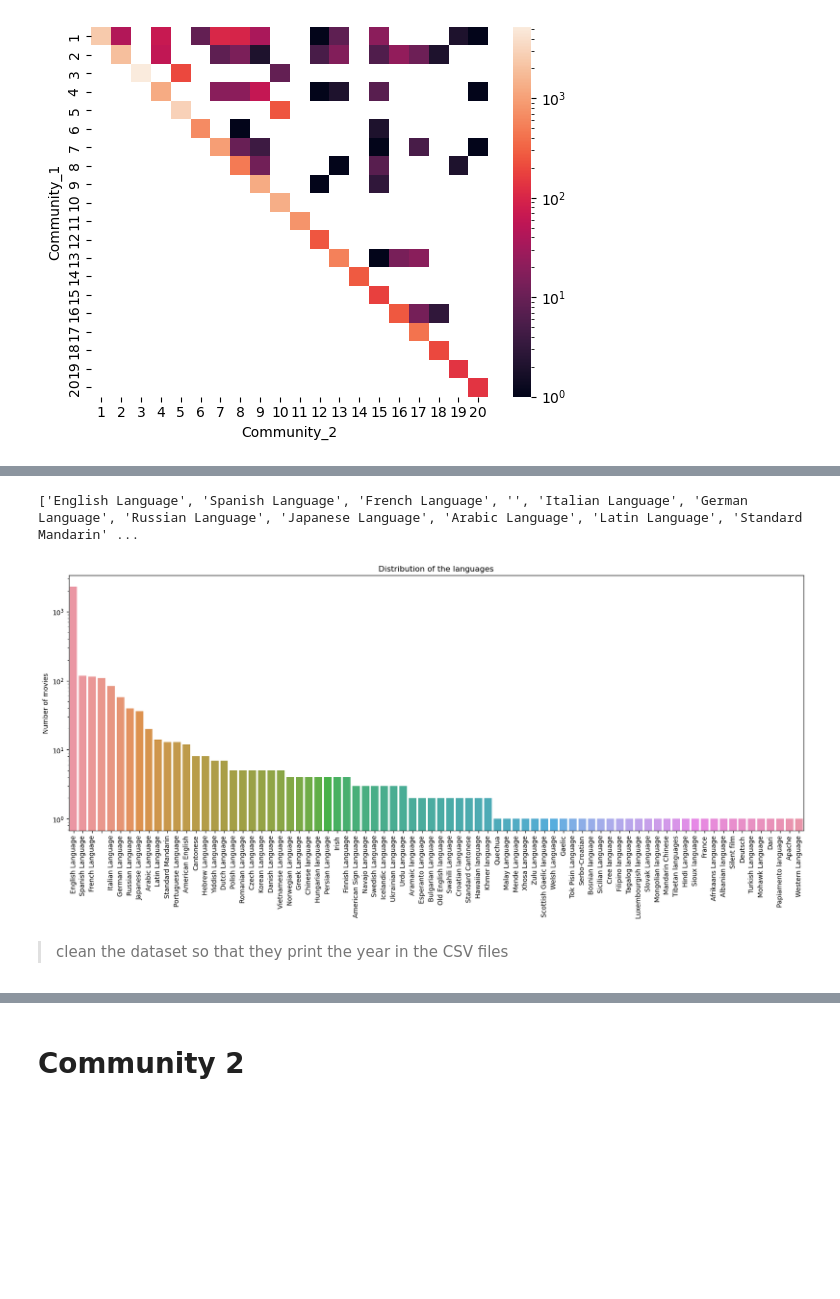
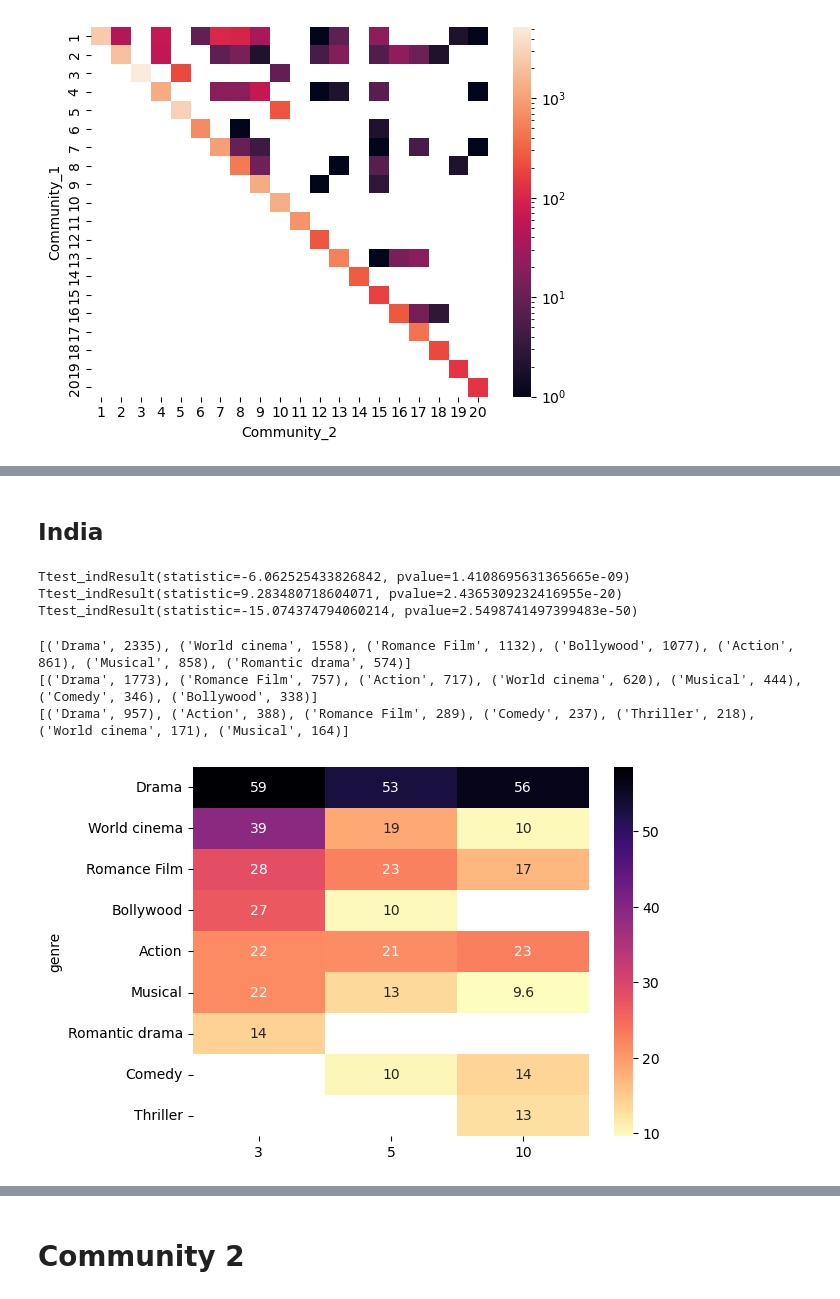
Before and after one commit to epfl-ada/ada-2022-project-addaxx, a Jupyter notebook: exploration.ipynb, the cells around one changed output, grey strips where cells are left out. Saved outputs shown, nothing was run; the diff lists cells and outputs as text; code cells hidden in the pictures; blank space fills up the shorter version.

```diff
--- a/exploration.ipynb
+++ b/exploration.ipynb
@@ -141,0 +100,10 @@ datamov11
+# %%
+character_metadata = pd.read_csv(
+    'MovieSummaries/character.metadata.tsv', sep='\t', header=None)
+character_metadata.columns = ['Wikipedia_movie_ID', 'Freebase_movie_ID', 'Movie_release_date', 'Character_name', 'Actor_date_of_birth', 'actor_gender',
+                              'Actor_height_(in_meters)', 'Actor_ethnicity', 'Actor_name', 'Actor_age_at_movie_release', 'Freebase_character/actor_map_ID', 'Freebase_character_ID', 'Freebase_actor_ID']
+# %%
+character_metadata.drop_duplicates(subset=['Freebase_actor_ID'],inplace=True)
+data_actors = data_actors.merge(character_metadata,left_on='Freebase_actor_ID',right_on='Freebase_actor_ID')
+data_actors.drop(['Actor_ethnicity','Freebase_character/actor_map_ID','Freebase_character_ID','Actor_height_(in_meters)',
+                    'Character_name','Actor_age_at_movie_release','Wikipedia_movie_ID','Freebase_movie_ID','Movie_release_date'],axis = 1 ,inplace = True)
@@ -141,0 +112,4 @@ datamov11
+# %%
+nb_actors_20 = []
+for com in range(1,21):
+    nb_actors_20.append(len(data_actors[(data_actors['Community'] == com)]))
@@ -588,16 +251,2 @@ Counter({1: 1976, 2: 308, 3: 92, 0: 33, 4: 22, 5: 8, 6: 4, 11: 1, 8: 1, 13: 1, 7
-# %%
-print([x for x, y in Counter([x for y in data_mov1['Movie_languages'].values for x in y]).most_common()])
-
-plt.figure(figsize=(20,7))
-plt.title('Distribution of the languages')
-plt.ylabel('Number of movies')
-plt.yscale('log')
-sns.barplot(x=[x for x, y in Counter([x for y in data_mov1['Movie_languages'].values for x in y]).most_common()], y=[
-            y for x, y in Counter([x for y in data_mov1['Movie_languages'].values for x in y]).most_common()])
-plt.xticks(rotation=90)
-plt.show()
-# %% [output]
-['English Language', 'Spanish Language', 'French Language', '', 'Italian Language', 'German Language', 'Russian Language', 'Japanese Language', 'Arabic Language', 'Latin Language', 'Standard Mandarin' ...
-[figure, removed]
-# %% [markdown]
-> clean the dataset so that they print the year in the CSV files
+# %% [markdown]
+## India
@@ -603,0 +266,29 @@ plt.show()
+# %%
+print(stats.ttest_ind(datamov3.Movie_release_year.dropna(),datamov5.Movie_release_year.dropna()))
+print(stats.ttest_ind(datamov10.Movie_release_year.dropna(),datamov5.Movie_release_year.dropna()))
+print(stats.ttest_ind(datamov3.Movie_release_year.dropna(),datamov10.Movie_release_year.dropna()))
+# %% [output]
+Ttest_indResult(statistic=-6.062525433826842, pvalue=1.4108695631365665e-09)
+Ttest_indResult(statistic=9.283480718604071, pvalue=2.4365309232416955e-20)
+Ttest_indResult(statistic=-15.074374794060214, pvalue=2.5498741497399483e-50)
+# %%
+n = 7
+
+first_genres = pd.DataFrame(columns=['genre'])
+for i in [3,5,10]:
+    genres = Counter([x for y in vars()['datamov' + str(i)]['Movie_genres'].values for x in y]).most_common(n)
+    print(genres)
+    genres = pd.DataFrame(data=genres, columns=['genre',str(i)])
+    first_genres = first_genres.merge(genres,how='outer',on='genre')
+    normalization = len(vars()['datamov' + str(i)])
+    first_genres[str(i)]= first_genres[str(i)].apply(lambda x : x/normalization*100)
+
+first_genres.set_index(['genre'],inplace = True)
+plot = sns.heatmap(data=first_genres,cmap = 'magma_r',annot=True)
+fig = plot.get_figure()
+fig.savefig("C:/Users/Public/ADA2022/weloic.github.io/_includes/india_genre.png")
+# %% [output]
+[('Drama', 2335), ('World cinema', 1558), ('Romance Film', 1132), ('Bollywood', 1077), ('Action', 861), ('Musical', 858), ('Romantic drama', 574)]
+[('Drama', 1773), ('Romance Film', 757), ('Action', 717), ('World cinema', 620), ('Musical', 444), ('Comedy', 346), ('Bollywood', 338)]
+[('Drama', 957), ('Action', 388), ('Romance Film', 289), ('Comedy', 237), ('Thriller', 218), ('World cinema', 171), ('Musical', 164)]
+[figure, added]
```
Also changed, not shown: parts of 78 cells of this notebook.
